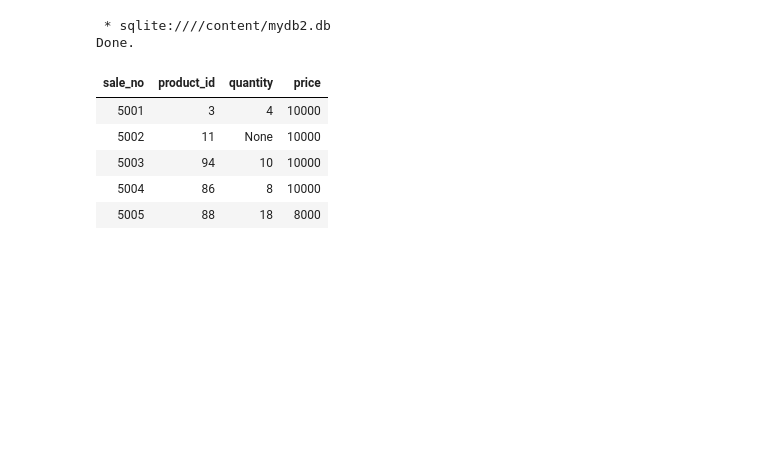
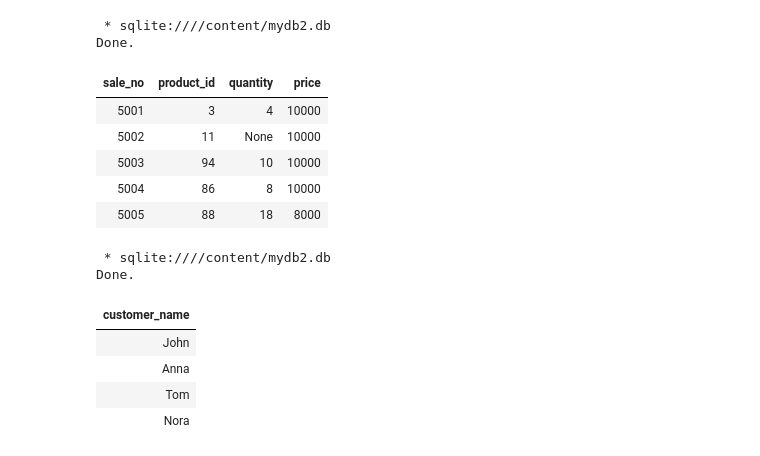
Before and after one commit to salemprakash/FoDS-Fall-2025-26, a Jupyter notebook: Module 2 Sql.ipynb, the cells around one changed output. Cells and saved outputs as stored; diff of their text form; code cells hidden in the pictures; blank space fills up the shorter version.

```diff
--- a/Module 2 Sql.ipynb
+++ b/Module 2 Sql.ipynb
@@ -367,3 +385,14 @@ Done.
 | 5003 | 94 | 10 | 10000 |
 | 5004 | 86 | 8 | 10000 |
 | 5005 | 88 | 18 | 8000 |
+# %%
+%%sql
+SELECT DISTINCT customer_name FROM sales;
+# %% [output]
+ * sqlite:////content/mydb2.db
+Done.
+| customer_name |
+| John |
+| Anna |
+| Tom |
+| Nora |
```
Also changed, not shown: parts of 2 cells of this notebook.
